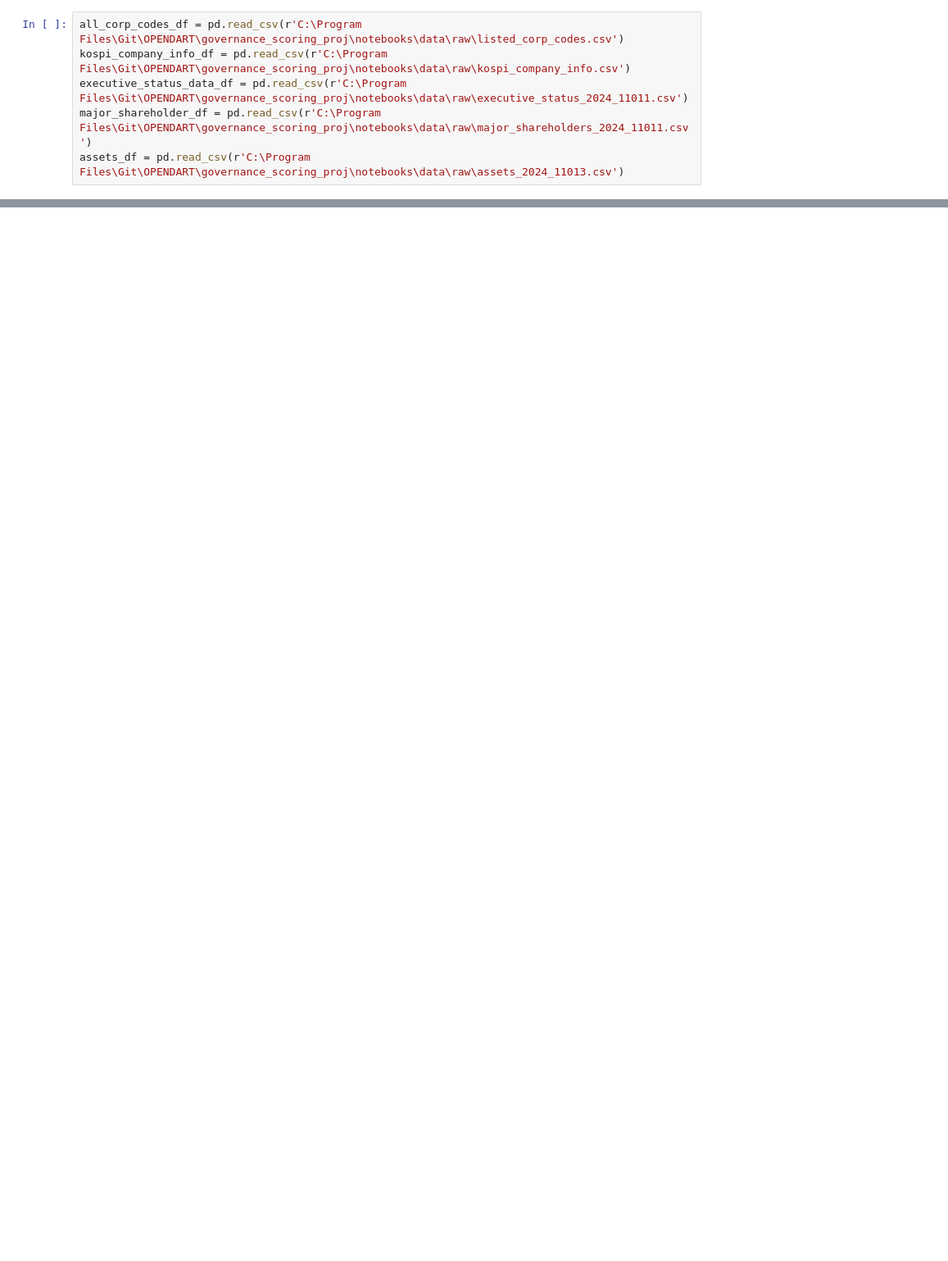
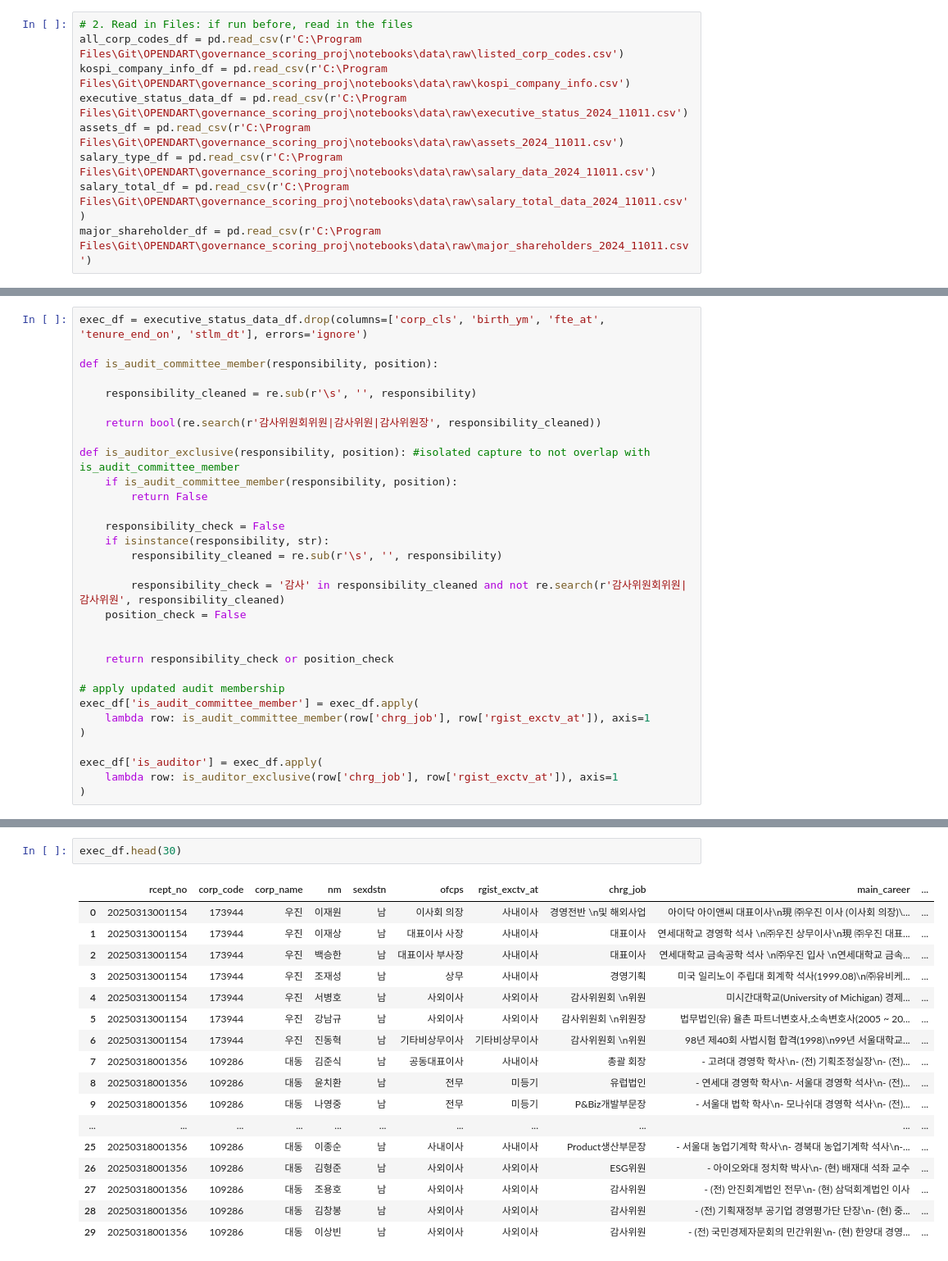
Before and after one commit to IreneYan07/governance_scoring_proj, a Jupyter notebook: notebooks/02_data_preprocessing.ipynb, the cells around one changed output, grey strips where cells are left out. Shown at 82% size. Drawn from its saved outputs; the diff is of its cells as text; blank space fills up the shorter version.

Commit message:
WORK ON TENURE

```diff
--- a/notebooks/02_data_preprocessing.ipynb
+++ b/notebooks/02_data_preprocessing.ipynb
@@ -31,6 +29,9 @@ Error occurred during getting browser(s): random, but was suppressed with fallba
 # %%
+# 2. Read in Files: if run before, read in the files
 all_corp_codes_df = pd.read_csv(r'C:\Program Files\Git\OPENDART\governance_scoring_proj\notebooks\data\raw\listed_corp_codes.csv')
 kospi_company_info_df = pd.read_csv(r'C:\Program Files\Git\OPENDART\governance_scoring_proj\notebooks\data\raw\kospi_company_info.csv')
 executive_status_data_df = pd.read_csv(r'C:\Program Files\Git\OPENDART\governance_scoring_proj\notebooks\data\raw\executive_status_2024_11011.csv')
+assets_df = pd.read_csv(r'C:\Program Files\Git\OPENDART\governance_scoring_proj\notebooks\data\raw\assets_2024_11011.csv')
+salary_type_df = pd.read_csv(r'C:\Program Files\Git\OPENDART\governance_scoring_proj\notebooks\data\raw\salary_data_2024_11011.csv')
+salary_total_df = pd.read_csv(r'C:\Program Files\Git\OPENDART\governance_scoring_proj\notebooks\data\raw\salary_total_data_2024_11011.csv')
 major_shareholder_df = pd.read_csv(r'C:\Program Files\Git\OPENDART\governance_scoring_proj\notebooks\data\raw\major_shareholders_2024_11011.csv')
-assets_df = pd.read_csv(r'C:\Program Files\Git\OPENDART\governance_scoring_proj\notebooks\data\raw\assets_2024_11013.csv')
@@ -42,0 +73,31 @@ executive_status_data_df.head(2)
+# %%
+exec_df = executive_status_data_df.drop(columns=['corp_cls', 'birth_ym', 'fte_at', 'tenure_end_on', 'stlm_dt'], errors='ignore')
+
+def is_audit_committee_member(responsibility, position):
+
+    responsibility_cleaned = re.sub(r'\s', '', responsibility)
+
+    return bool(re.search(r'감사위원회위원|감사위원|감사위원장', responsibility_cleaned))
+
+def is_auditor_exclusive(responsibility, position): #isolated capture to not overlap with is_audit_committee_member
+    if is_audit_committee_member(responsibility, position):
+        return False
+
+    responsibility_check = False
+    if isinstance(responsibility, str):
+        responsibility_cleaned = re.sub(r'\s', '', responsibility)
+
+        responsibility_check = '감사' in responsibility_cleaned and not re.search(r'감사위원회위원|감사위원', responsibility_cleaned)
+    position_check = False
+
+
+    return responsibility_check or position_check
+
+# apply updated audit membership
+exec_df['is_audit_committee_member'] = exec_df.apply(
+    lambda row: is_audit_committee_member(row['chrg_job'], row['rgist_exctv_at']), axis=1
+)
+
+exec_df['is_auditor'] = exec_df.apply(
+    lambda row: is_auditor_exclusive(row['chrg_job'], row['rgist_exctv_at']), axis=1
+)
@@ -42,0 +253,20 @@ executive_status_data_df.head(2)
+# %%
+exec_df.head(30)
+# %% [output]
+|  | rcept_no | corp_code | corp_name | nm | sexdstn | ofcps | rgist_exctv_at | chrg_job | main_career | ... |
+| 0 | 20250313001154 | 173944 | 우진 | 이재원 | 남 | 이사회 의장 | 사내이사 | 경영전반 \n및 해외사업 | 아이닥 아이앤씨 대표이사\n現 ㈜우진 이사 (이사회 의장)\... | ... |
+| 1 | 20250313001154 | 173944 | 우진 | 이재상 | 남 | 대표이사 사장 | 사내이사 | 대표이사 | 연세대학교 경영학 석사 \n㈜우진 상무이사\n現 ㈜우진 대표... | ... |
+| 2 | 20250313001154 | 173944 | 우진 | 백승한 | 남 | 대표이사 부사장 | 사내이사 | 대표이사 | 연세대학교 금속공학 석사 \n㈜우진 입사 \n연세대학교 금속... | ... |
+| 3 | 20250313001154 | 173944 | 우진 | 조재성 | 남 | 상무 | 사내이사 | 경영기획 | 미국 일리노이 주립대 회계학 석사(1999.08)\n㈜유비케... | ... |
+| 4 | 20250313001154 | 173944 | 우진 | 서병호 | 남 | 사외이사 | 사외이사 | 감사위원회 \n위원 | 미시간대학교(University of Michigan) 경제... | ... |
+| 5 | 20250313001154 | 173944 | 우진 | 강남규 | 남 | 사외이사 | 사외이사 | 감사위원회 \n위원장 | 법무법인(유) 율촌 파트너변호사,소속변호사(2005 ~ 20... | ... |
+| 6 | 20250313001154 | 173944 | 우진 | 진동혁 | 남 | 기타비상무이사 | 기타비상무이사 | 감사위원회 \n위원 | 98년 제40회 사법시험 합격(1998)\n99년 서울대학교... | ... |
+| 7 | 20250318001356 | 109286 | 대동 | 김준식 | 남 | 공동대표이사 | 사내이사 | 총괄 회장 | - 고려대 경영학 학사\n- (전) 기획조정실장\n- (전)... | ... |
+| 8 | 20250318001356 | 109286 | 대동 | 윤치환 | 남 | 전무 | 미등기 | 유럽법인 | - 연세대 경영학 학사\n- 서울대 경영학 석사\n- (전)... | ... |
+| 9 | 20250318001356 | 109286 | 대동 | 나영중 | 남 | 전무 | 미등기 | P&Biz개발부문장 | - 서울대 법학 학사\n- 모나쉬대 경영학 석사\n- (전)... | ... |
+| ... | ... | ... | ... | ... | ... | ... | ... | ... | ... | ... |
+| 25 | 20250318001356 | 109286 | 대동 | 이종순 | 남 | 사내이사 | 사내이사 | Product생산부문장 | - 서울대 농업기계학 학사\n- 경북대 농업기계학 석사\n-... | ... |
+| 26 | 20250318001356 | 109286 | 대동 | 김형준 | 남 | 사외이사 | 사외이사 | ESG위원 | - 아이오와대 정치학 박사\n- (현) 배재대 석좌 교수 | ... |
+| 27 | 20250318001356 | 109286 | 대동 | 조용호 | 남 | 사외이사 | 사외이사 | 감사위원 | - (전) 안진회계법인 전무\n- (현) 삼덕회계법인 이사 | ... |
+| 28 | 20250318001356 | 109286 | 대동 | 김창봉 | 남 | 사외이사 | 사외이사 | 감사위원 | - (전) 기획재정부 공기업 경영평가단 단장\n- (현) 중... | ... |
+| 29 | 20250318001356 | 109286 | 대동 | 이상빈 | 남 | 사외이사 | 사외이사 | 감사위원 | - (전) 국민경제자문회의 민간위원\n- (현) 한양대 경영... | ... |
```
Also changed, not shown: parts of 21 cells of this notebook, 12 other files.
